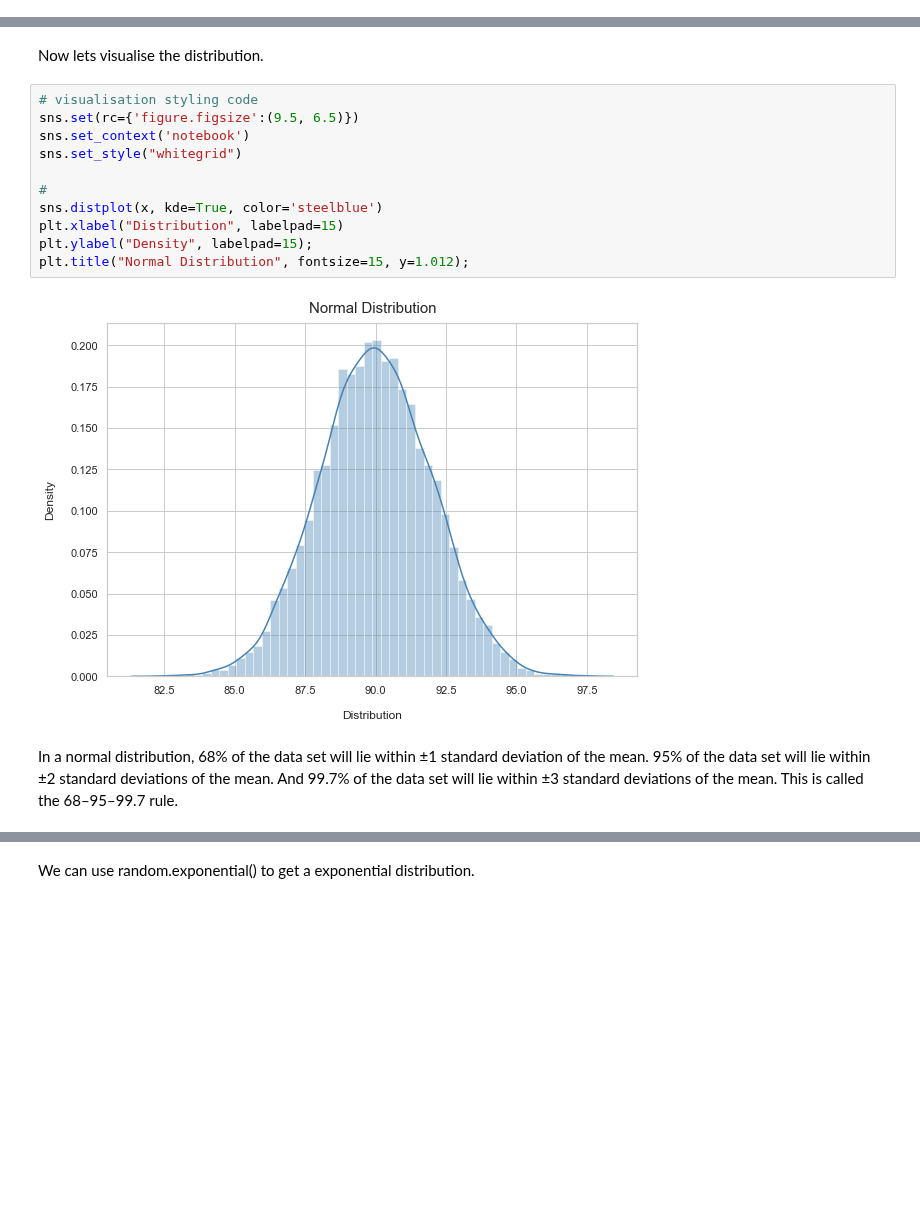
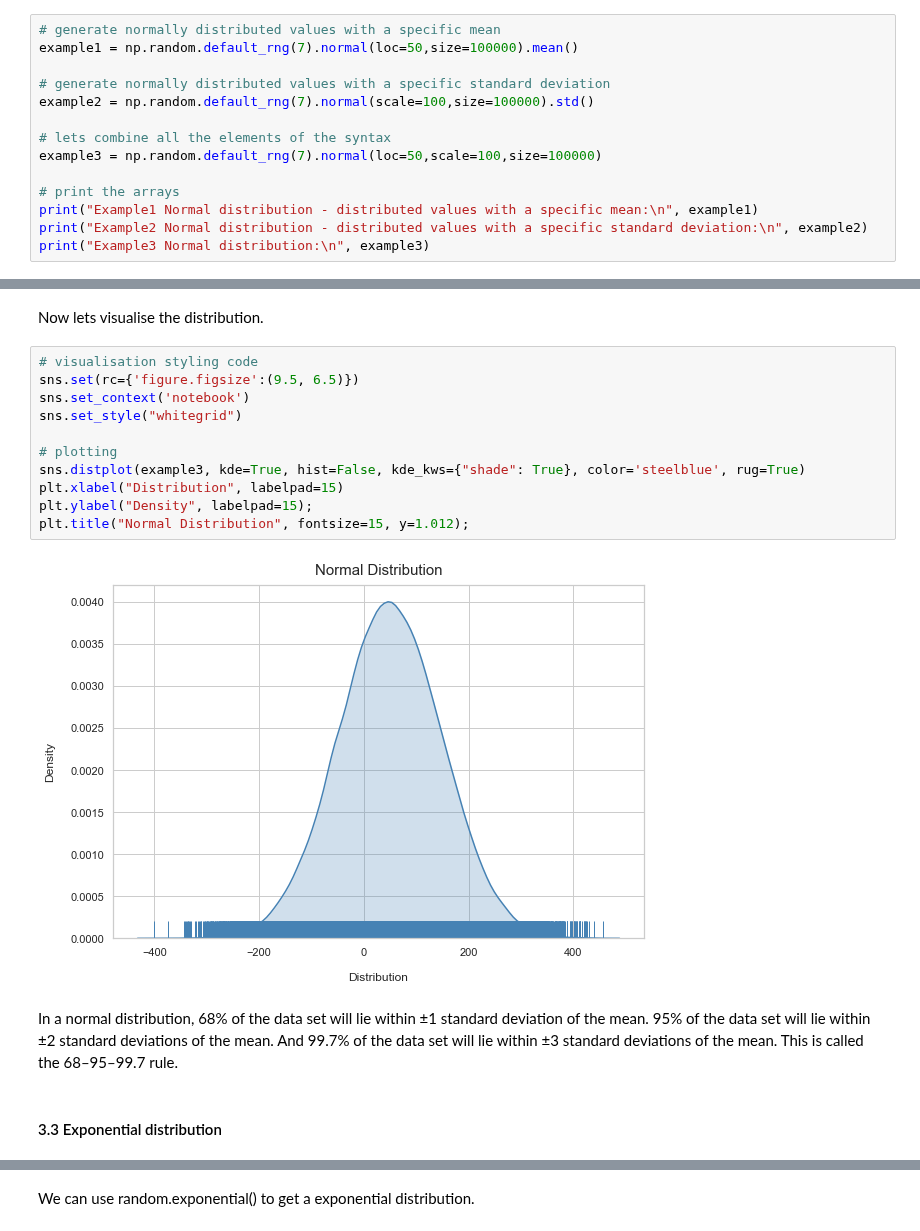
Before and after one commit to Munster2020/HDIP_CSDA_COMP08050_ASSIGNMENT, a Jupyter notebook: assignment2020.ipynb, the cells around one changed output, grey strips where cells are left out. Saved outputs shown, nothing was run; the diff lists cells and outputs as text; blank space fills up the shorter version.

```diff
--- a/assignment2020.ipynb
+++ b/assignment2020.ipynb
@@ -274,0 +289,14 @@ Normal distribution:
+# %%
+# generate normally distributed values with a specific mean
+example1 = np.random.default_rng(7).normal(loc=50,size=100000).mean()
+
+# generate normally distributed values with a specific standard deviation
+example2 = np.random.default_rng(7).normal(scale=100,size=100000).std()
+
+# lets combine all the elements of the syntax
+example3 = np.random.default_rng(7).normal(loc=50,scale=100,size=100000)
+
+# print the arrays
+print("Example1 Normal distribution - distributed values with a specific mean:\n", example1)
+print("Example2 Normal distribution - distributed values with a specific standard deviation:\n", example2)
+print("Example3 Normal distribution:\n", example3)
@@ -277,15 +313,17 @@ Now lets visualise the distribution.
 # %%
 # visualisation styling code
 sns.set(rc={'figure.figsize':(9.5, 6.5)})
 sns.set_context('notebook')
 sns.set_style("whitegrid")
 
-#
-sns.distplot(x, kde=True, color='steelblue')
+# plotting
+sns.distplot(example3, kde=True, hist=False, kde_kws={"shade": True}, color='steelblue', rug=True)
 plt.xlabel("Distribution", labelpad=15)
 plt.ylabel("Density", labelpad=15);
 plt.title("Normal Distribution", fontsize=15, y=1.012);
 # %% [output]
-[figure, old version]
+[figure, new version]
 # %% [markdown]
 In a normal distribution, 68% of the data set will lie within ±1 standard deviation of the mean. 95% of the data set will lie within ±2 standard deviations of the mean. And 99.7% of the data set will lie within ±3 standard deviations of the mean. This is called the 68–95–99.7 rule.
+# %% [markdown]
+#### 3.3 Exponential distribution
```
Also changed, not shown: parts of 50 cells of this notebook, 1 other file.
